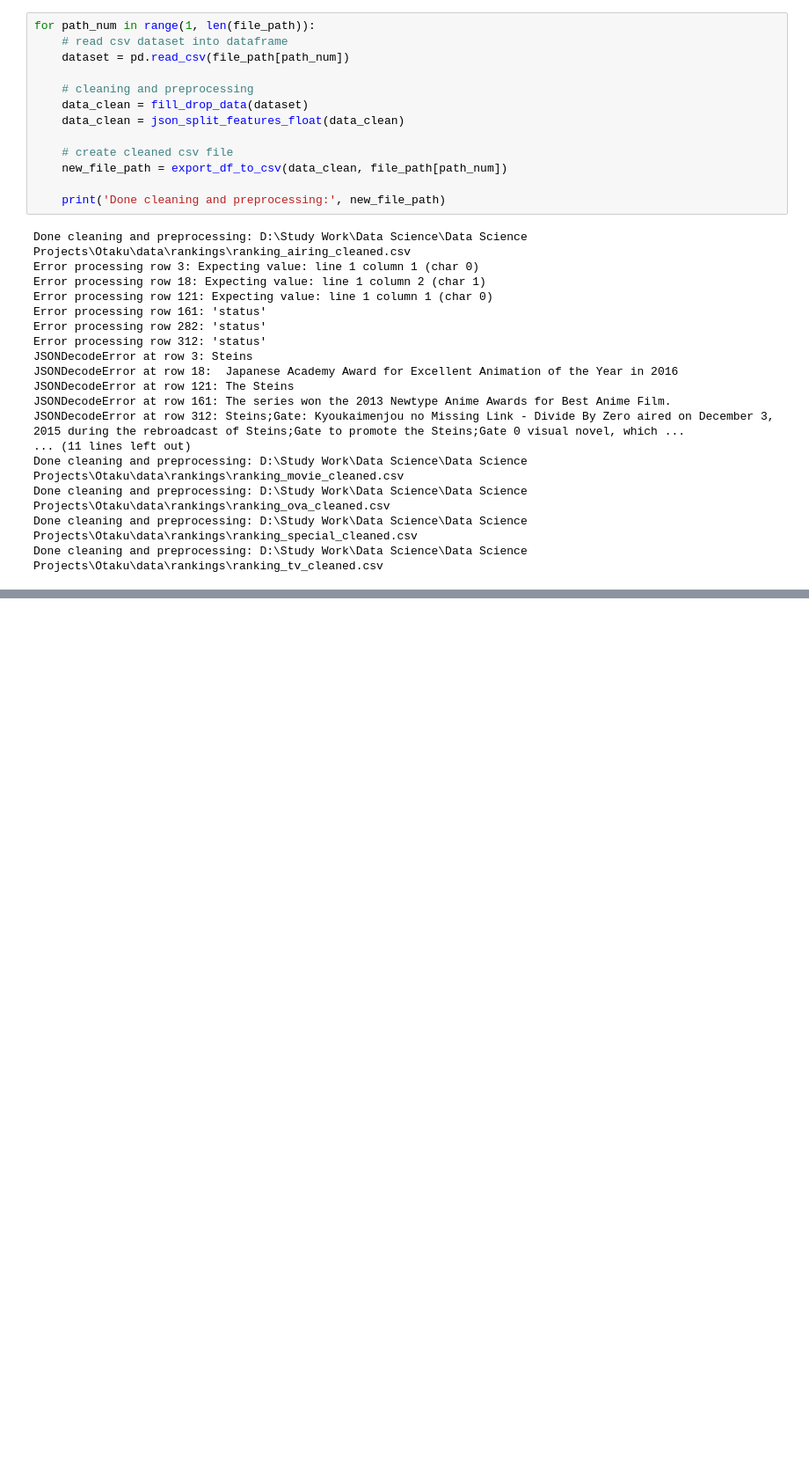
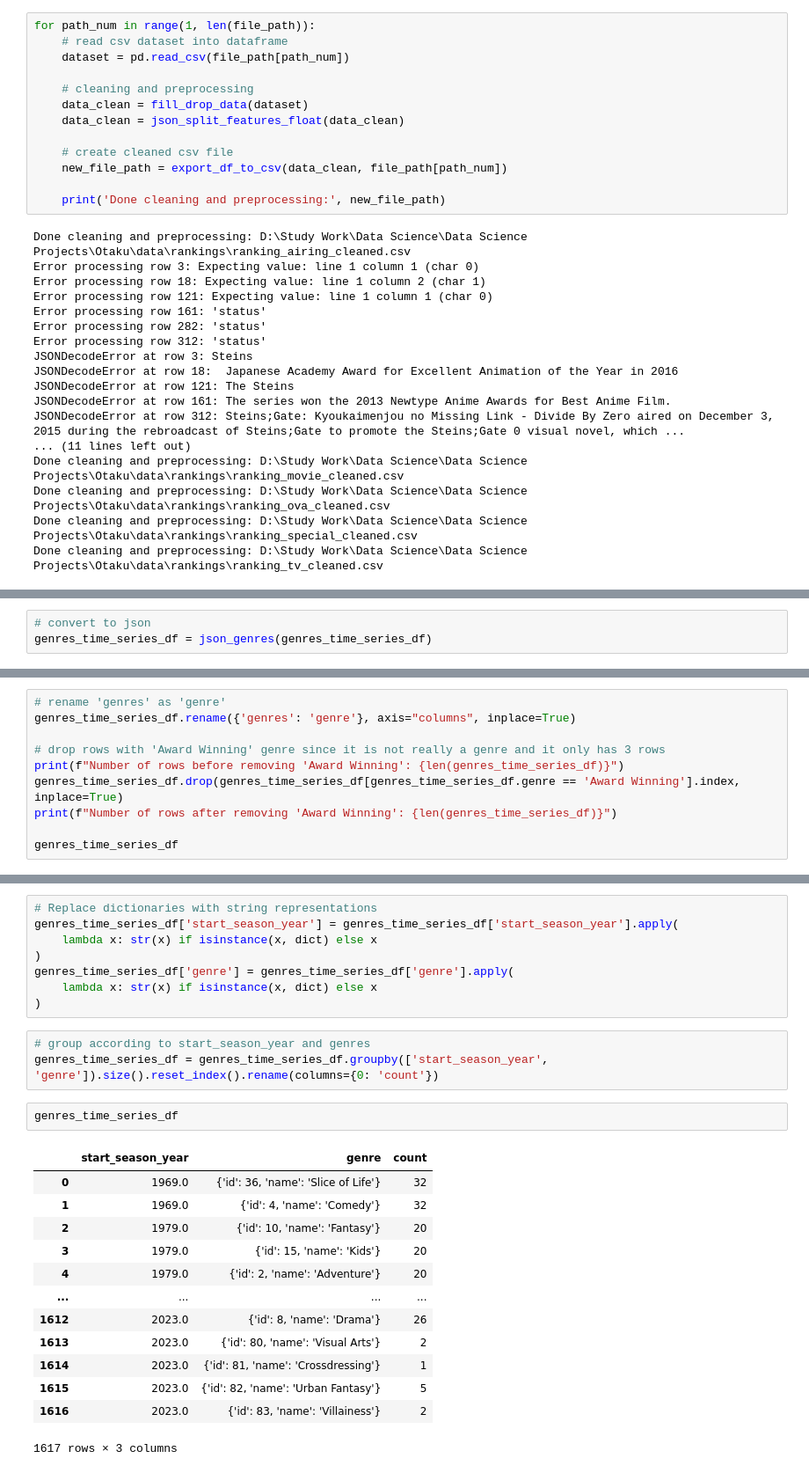
Before and after one commit to iSathyam31/Anime_Analytics, a Jupyter notebook: 1-dataCollection_Preprocessing/2-dataPreprocessing.ipynb, the cells around one changed output, grey strips where cells are left out. Shown at 88% size. Saved outputs shown, nothing was run; the diff lists cells and outputs as text; blank space fills up the shorter version.

```diff
--- a/1-dataCollection_Preprocessing/2-dataPreprocessing.ipynb
+++ b/1-dataCollection_Preprocessing/2-dataPreprocessing.ipynb
@@ -507,0 +526,3 @@ Done cleaning and preprocessing: D:\Study Work\Data Science\Data Science Project
+# %%
+# convert to json
+genres_time_series_df = json_genres(genres_time_series_df)
@@ -507,0 +598,10 @@ Done cleaning and preprocessing: D:\Study Work\Data Science\Data Science Project
+# %%
+# rename 'genres' as 'genre'
+genres_time_series_df.rename({'genres': 'genre'}, axis="columns", inplace=True)
+
+# drop rows with 'Award Winning' genre since it is not really a genre and it only has 3 rows
+print(f"Number of rows before removing 'Award Winning': {len(genres_time_series_df)}")
+genres_time_series_df.drop(genres_time_series_df[genres_time_series_df.genre == 'Award Winning'].index, inplace=True)
+print(f"Number of rows after removing 'Award Winning': {len(genres_time_series_df)}")
+
+genres_time_series_df
@@ -507,0 +624,27 @@ Done cleaning and preprocessing: D:\Study Work\Data Science\Data Science Project
+# %%
+# Replace dictionaries with string representations
+genres_time_series_df['start_season_year'] = genres_time_series_df['start_season_year'].apply(
+    lambda x: str(x) if isinstance(x, dict) else x
+)
+genres_time_series_df['genre'] = genres_time_series_df['genre'].apply(
+    lambda x: str(x) if isinstance(x, dict) else x
+)
+# %%
+# group according to start_season_year and genres
+genres_time_series_df = genres_time_series_df.groupby(['start_season_year', 'genre']).size().reset_index().rename(columns={0: 'count'})
+# %%
+genres_time_series_df
+# %% [output]
+|  | start_season_year | genre | count |
+| 0 | 1969.0 | {'id': 36, 'name': 'Slice of Life'} | 32 |
+| 1 | 1969.0 | {'id': 4, 'name': 'Comedy'} | 32 |
+| 2 | 1979.0 | {'id': 10, 'name': 'Fantasy'} | 20 |
+| 3 | 1979.0 | {'id': 15, 'name': 'Kids'} | 20 |
+| 4 | 1979.0 | {'id': 2, 'name': 'Adventure'} | 20 |
+| ... | ... | ... | ... |
+| 1612 | 2023.0 | {'id': 8, 'name': 'Drama'} | 26 |
+| 1613 | 2023.0 | {'id': 80, 'name': 'Visual Arts'} | 2 |
+| 1614 | 2023.0 | {'id': 81, 'name': 'Crossdressing'} | 1 |
+| 1615 | 2023.0 | {'id': 82, 'name': 'Urban Fantasy'} | 5 |
+| 1616 | 2023.0 | {'id': 83, 'name': 'Villainess'} | 2 |
+1617 rows × 3 columns
```
Also changed, not shown: parts of 16 cells of this notebook.
